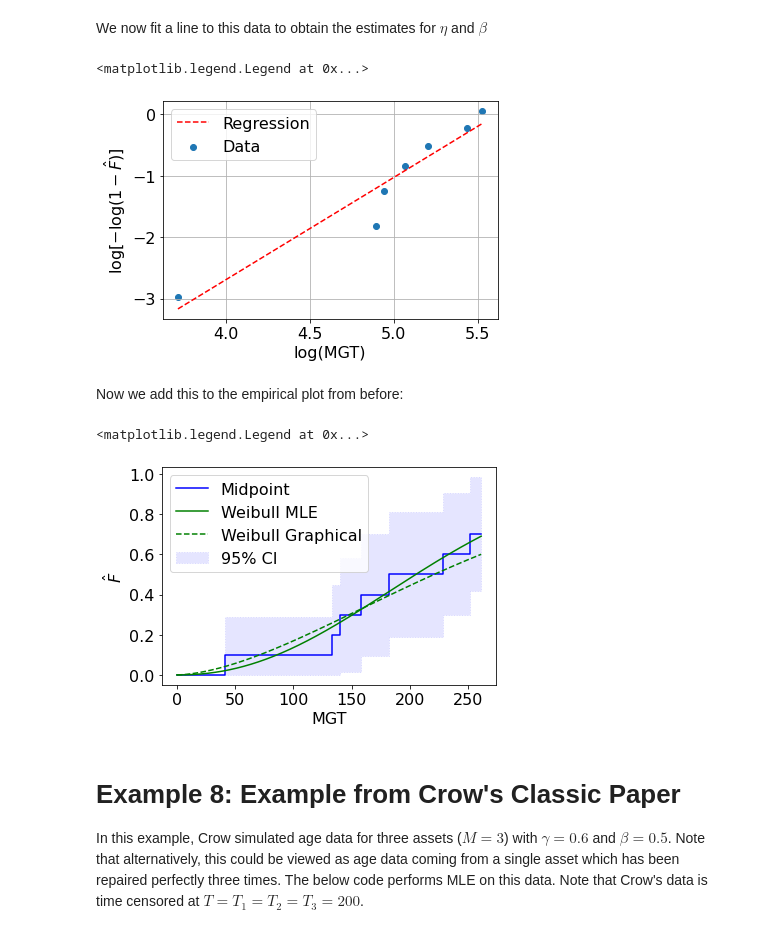
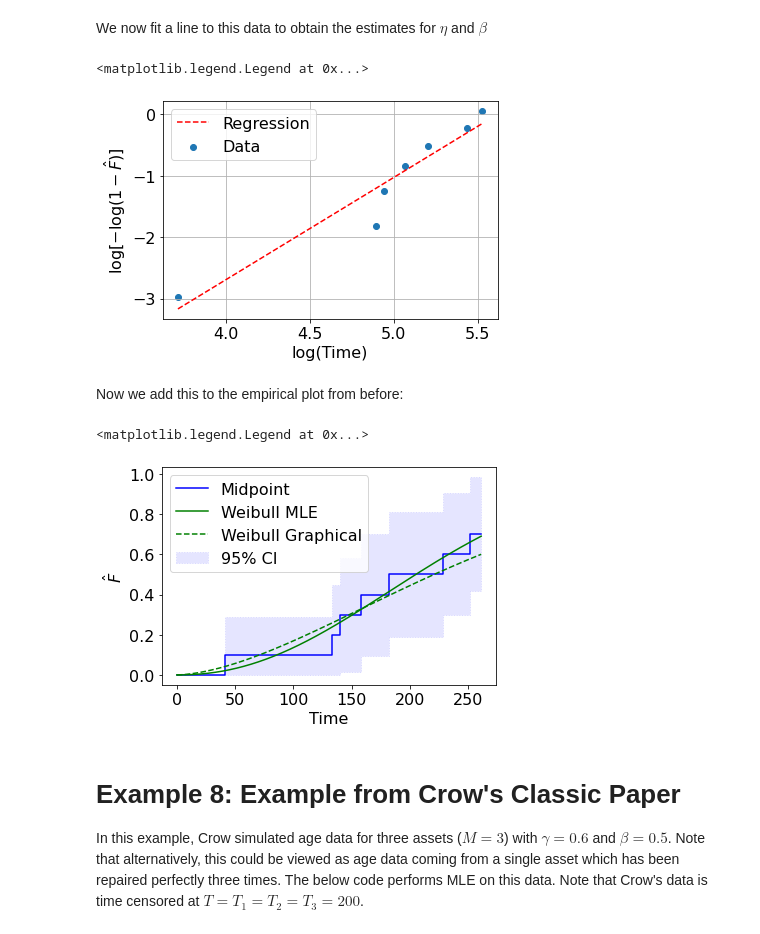
Before and after one commit to cholette/reliability, a Jupyter notebook: Python/reliabilty_and_mle_examples.ipynb, the cells around one changed output. Cells and saved outputs as stored; diff of their text form; code cells hidden in the pictures.

```diff
--- a/Python/reliabilty_and_mle_examples.ipynb
+++ b/Python/reliabilty_and_mle_examples.ipynb
@@ -183,14 +183,14 @@ eta = np.exp(-intercept/beta)
 # %%
 fig, ax = plt.subplots()
 ax.scatter(x,y,label="Data")
 ax.plot(x,beta*x+intercept,linestyle="--",color="red",label="Regression")
-ax.set_xlabel("log(MGT)")
+ax.set_xlabel("log(Time)")
 ax.set_ylabel("$\log[-\log(1-\hat{F})]$")
 ax.grid("on")
 ax.legend(loc='upper left')
 # %% [output]
 <matplotlib.legend.Legend at 0x...>
-[figure, old version]
+[figure, new version]
 # %% [markdown]
 Now we add this to the empirical plot from before:
 # %%
@@ -201,13 +201,13 @@ figKM, axKM = plt.subplots()
 axKM.step(tkm,Fhat,linestyle='-',color="blue",where="post",label="Midpoint")
 axKM.fill_between(tkm,LCI,y2=UCI,linestyle=':',color="blue",step="post",label="95% CI",alpha=0.1)
 axKM.plot(t,pdhat.cdf(t),linestyle='-',color='green',label="Weibull MLE")
-axKM.set_xlabel("MGT")
+axKM.set_xlabel("Time")
 axKM.set_ylabel("$\hat{F}$")
 axKM.plot(t,pdhatG.cdf(t),linestyle='--',color='green',label="Weibull Graphical")
 axKM.legend(loc='upper left')
 # %% [output]
 <matplotlib.legend.Legend at 0x...>
-[figure, old version]
+[figure, new version]
 # %% [markdown]
 # Example 8: Example from Crow's Classic Paper
 In this example, Crow simulated age data for three assets ($M=3$) with $\gamma=0.6$ and $\beta=0.5$. Note that alternatively, this could be viewed as age data coming from a single asset which has been repaired perfectly three times. The below code performs MLE on this data. Note that Crow's data is time censored at $T=T_1=T_2=T_3=200$.
```
Also changed, not shown: parts of 7 cells of this notebook, 1 other file.
